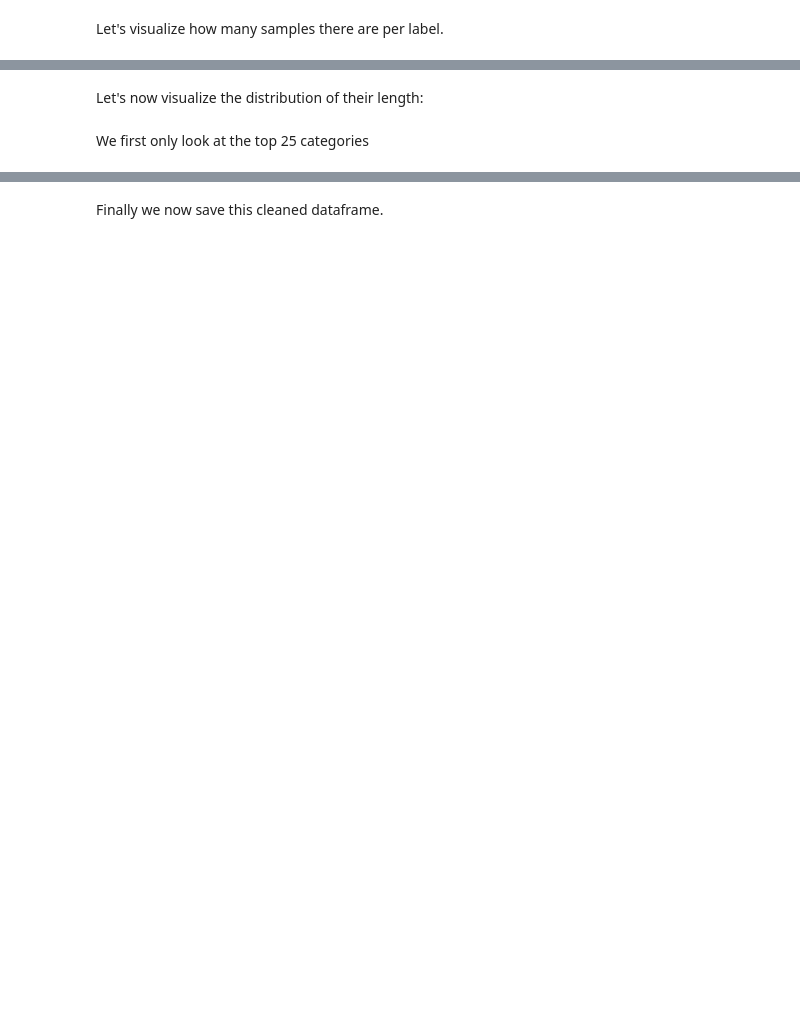
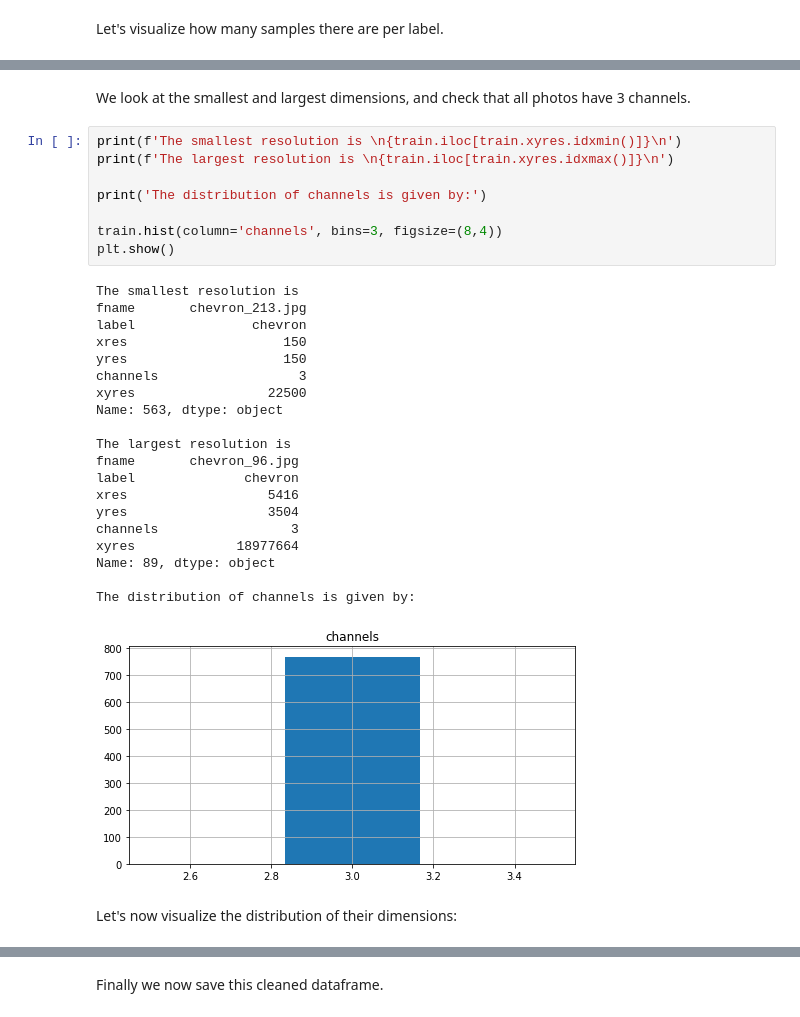
Before and after one commit to gheorghebg11/Shell, a Jupyter notebook: Shell.ipynb, the cells around one changed output, grey strips where cells are left out. Cells and saved outputs as stored; diff of their text form; blank space fills up the shorter version.

```diff
--- a/Shell.ipynb
+++ b/Shell.ipynb
@@ -151,5 +158,34 @@ plt.show()
+# %% [markdown]
+We look at the smallest and largest dimensions, and check that all photos have 3 channels.
+# %%
+print(f'The smallest resolution is \n{train.iloc[train.xyres.idxmin()]}\n')
+print(f'The largest resolution is \n{train.iloc[train.xyres.idxmax()]}\n')
+
+print('The distribution of channels is given by:')
+
+train.hist(column='channels', bins=3, figsize=(8,4))
+plt.show()
+# %% [output]
+The smallest resolution is
+fname       chevron_213.jpg
+label               chevron
+xres                    150
+yres                    150
+channels                  3
+xyres                 22500
+Name: 563, dtype: object
+
+The largest resolution is
+fname       chevron_96.jpg
+label              chevron
+xres                  5416
+yres                  3504
+channels                 3
+xyres             18977664
+Name: 89, dtype: object
+
+The distribution of channels is given by:
+[figure, added]
 # %% [markdown]
-Let's now visualize the distribution of their length:
+Let's now visualize the distribution of their dimensions:
-# %% [markdown]
-We first only look at the top 25 categories
 # %%
```
Also changed, not shown: parts of 44 cells of this notebook.
